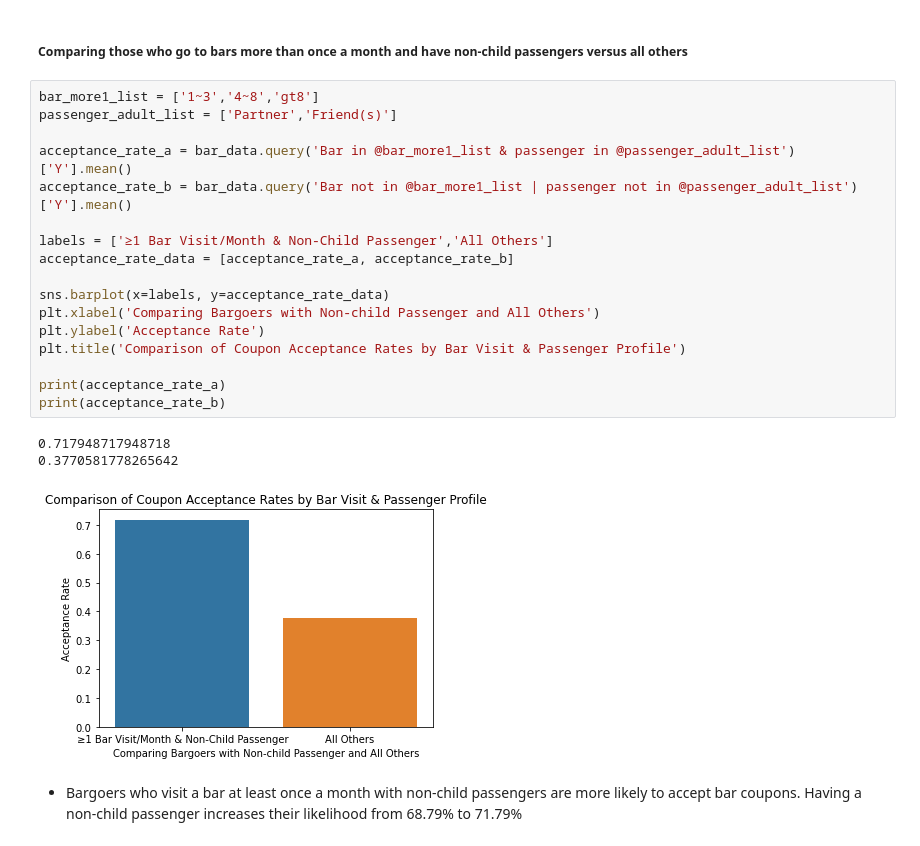
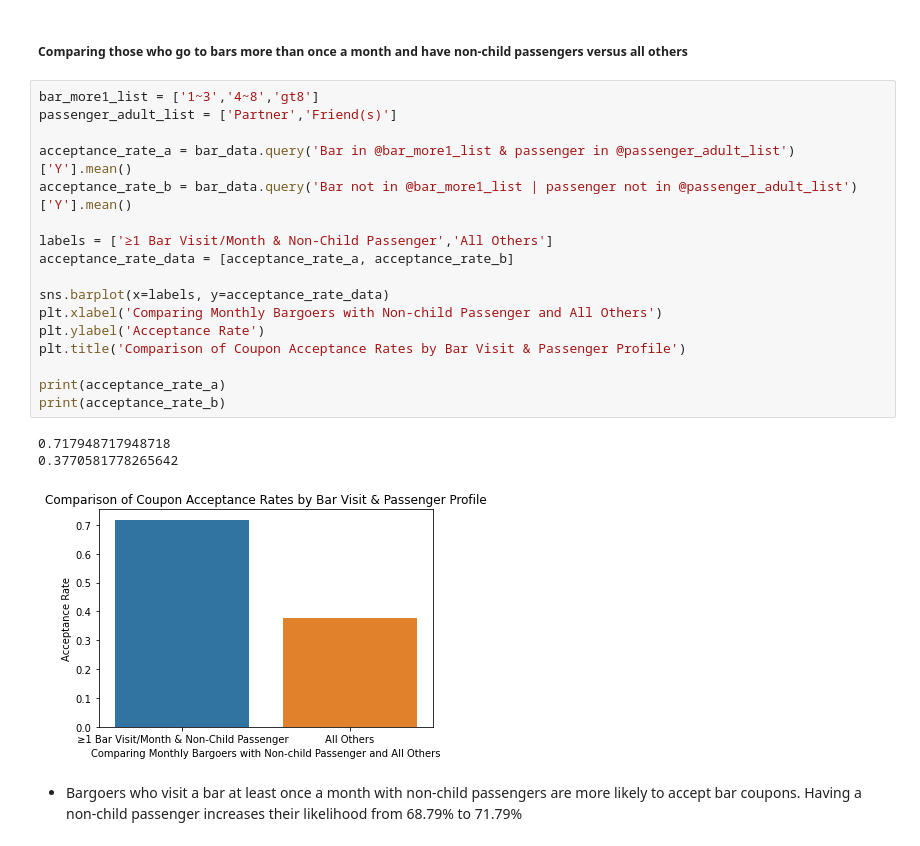
Before and after one commit to hanwoonglee1/BerkeleyMLAIProject1, a Jupyter notebook: practical_application_prompt_5.1.ipynb, the cells around one changed output. Drawn from its saved outputs; the diff is of its cells as text.

```diff
--- a/practical_application_prompt_5.1.ipynb
+++ b/practical_application_prompt_5.1.ipynb
@@ -476,24 +476,24 @@ print(acceptance_rate_b)
 # %%
 bar_more1_list = ['1~3','4~8','gt8']
 passenger_adult_list = ['Partner','Friend(s)']
 
 acceptance_rate_a = bar_data.query('Bar in @bar_more1_list & passenger in @passenger_adult_list')['Y'].mean()
 acceptance_rate_b = bar_data.query('Bar not in @bar_more1_list | passenger not in @passenger_adult_list')['Y'].mean()
 
 labels = ['≥1 Bar Visit/Month & Non-Child Passenger','All Others']
 acceptance_rate_data = [acceptance_rate_a, acceptance_rate_b]
 
 sns.barplot(x=labels, y=acceptance_rate_data)
-plt.xlabel('Comparing Bargoers with Non-child Passenger and All Others')
+plt.xlabel('Comparing Monthly Bargoers with Non-child Passenger and All Others')
 plt.ylabel('Acceptance Rate')
 plt.title('Comparison of Coupon Acceptance Rates by Bar Visit & Passenger Profile')
 
 print(acceptance_rate_a)
 print(acceptance_rate_b)
 # %% [output]
 0.717948717948718
 0.3770581778265642
-[figure, old version]
+[figure, new version]
 # %% [markdown]
 * Bargoers who visit a bar at least once a month with non-child passengers are more likely to accept bar coupons. Having a non-child passenger increases their likelihood from 68.79% to 71.79%
 # %% [markdown]
```
Also changed, not shown: parts of 3 cells of this notebook.
